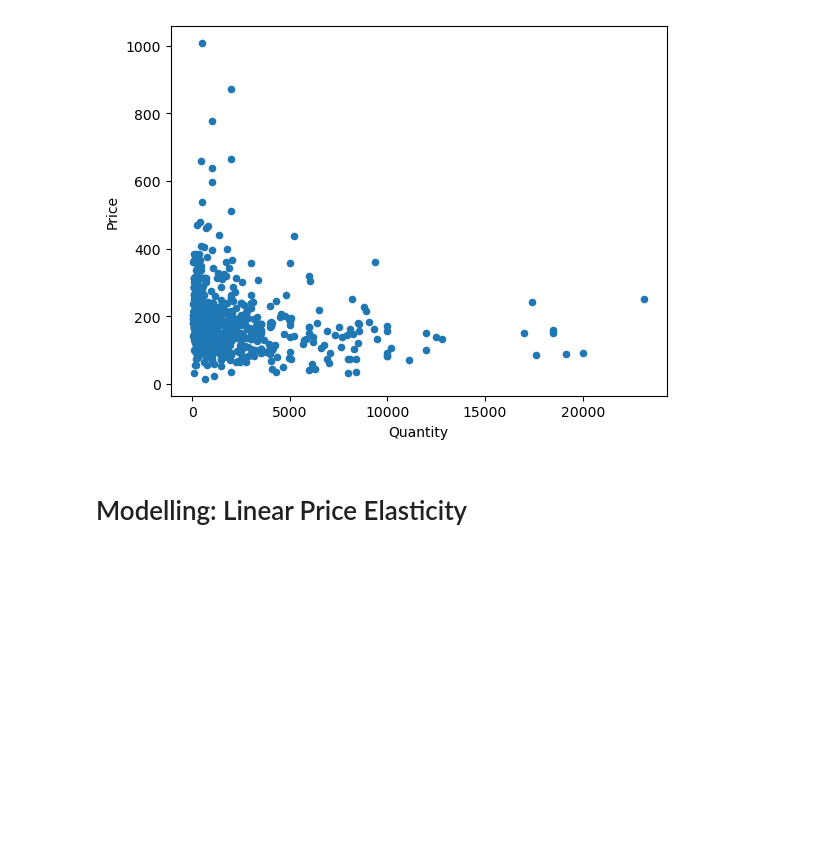
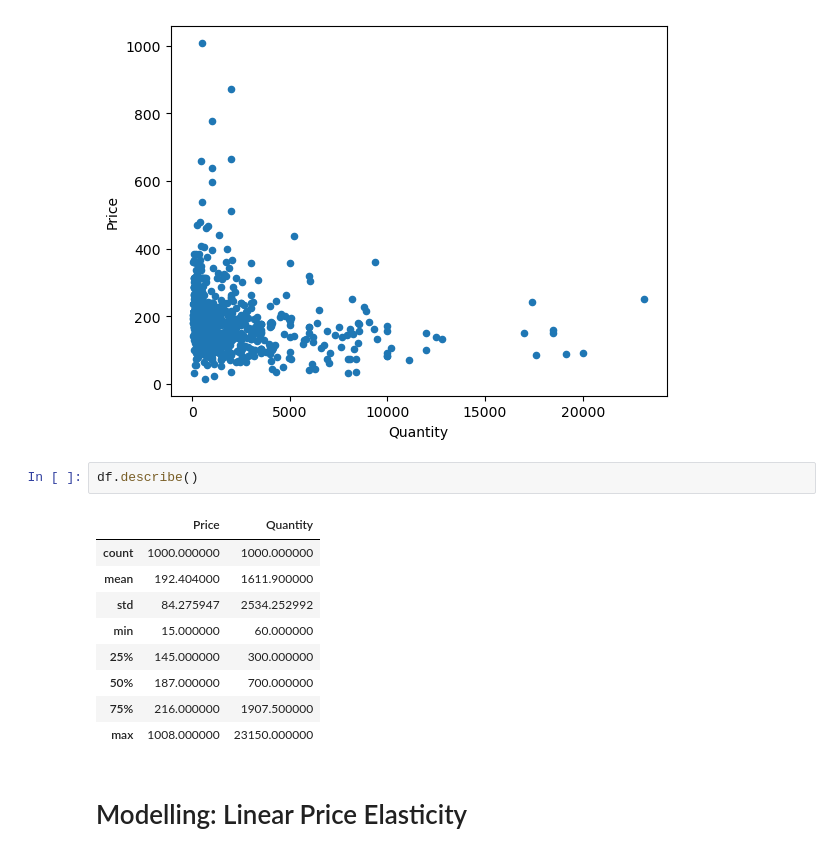
Before and after one commit to yuchenyeh/Machine-Learning-with-Python, a Jupyter notebook: Price_elasticity.ipynb, the cells around one changed output. Cells and saved outputs as stored; diff of their text form; blank space fills up the shorter version.

```diff
--- a/Price_elasticity.ipynb
+++ b/Price_elasticity.ipynb
@@ -18,6 +19,18 @@ df.plot(x="Quantity", y="Price",kind="scatter")
 # %% [output]
 <Axes: xlabel='Quantity', ylabel='Price'>
 [figure]
+# %%
+df.describe()
+# %% [output]
+|  | Price | Quantity |
+| count | 1000.000000 | 1000.000000 |
+| mean | 192.404000 | 1611.900000 |
+| std | 84.275947 | 2534.252992 |
+| min | 15.000000 | 60.000000 |
+| 25% | 145.000000 | 300.000000 |
+| 50% | 187.000000 | 700.000000 |
+| 75% | 216.000000 | 1907.500000 |
+| max | 1008.000000 | 23150.000000 |
 # %% [markdown]
 # Modelling: Linear Price Elasticity
 # %% [markdown]
```
Also changed, not shown: parts of 2 cells of this notebook, 2 other files.
